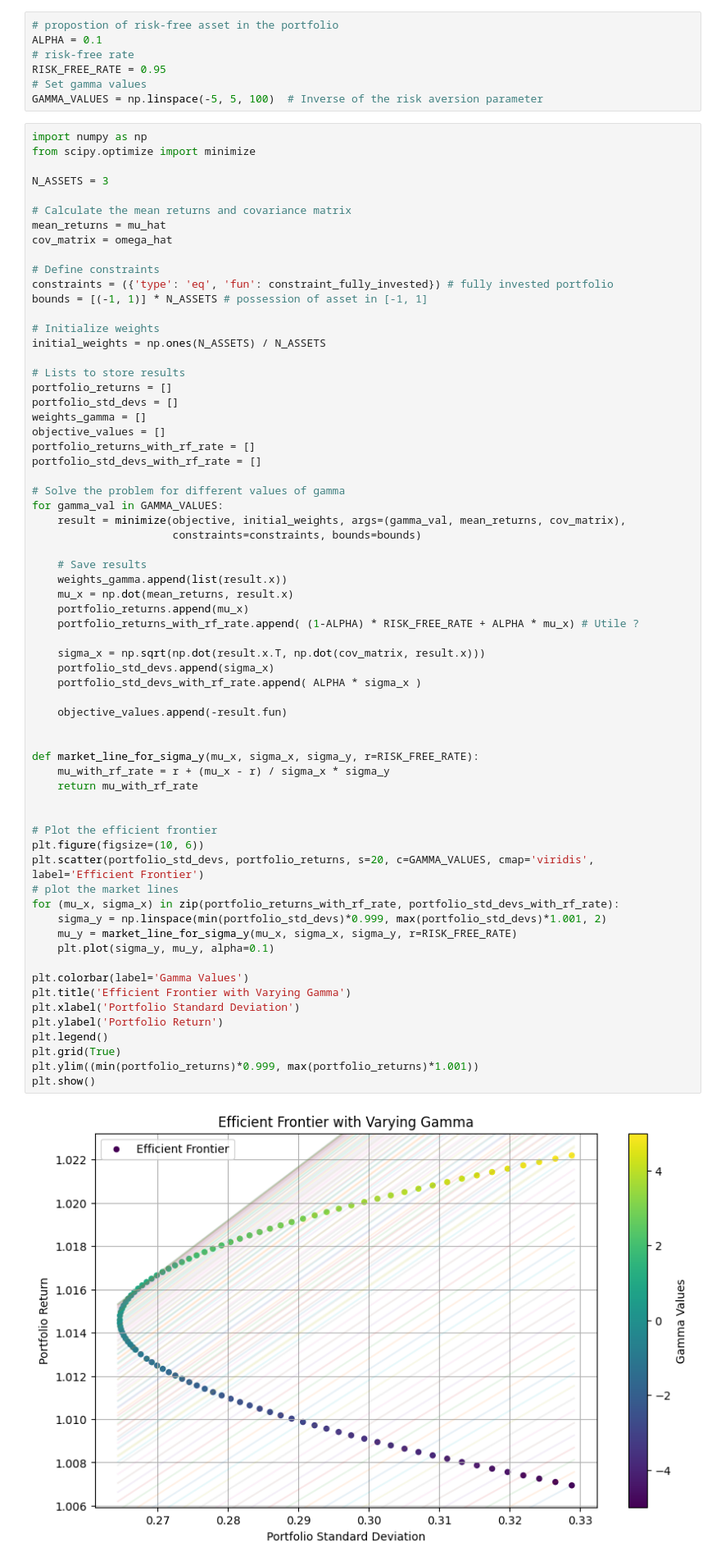
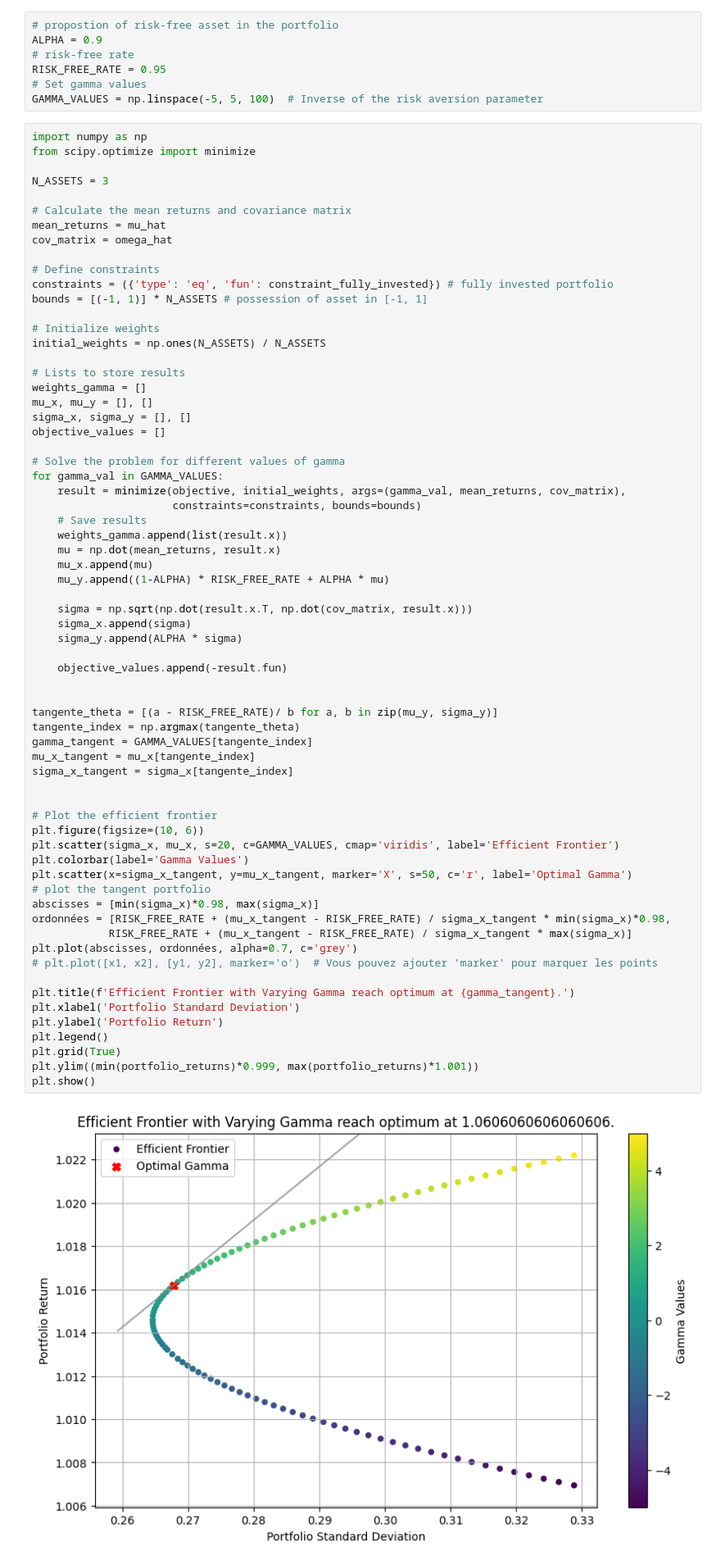
Before and after one commit to antoinedte/-Allocation_de_portefeuille_sous_contrainte_ESG, a Jupyter notebook: exploration/exploration_JPM_AAPL_BP.ipynb, the cells around one changed output. Shown at 82% size. Saved outputs shown, nothing was run; the diff lists cells and outputs as text.

```diff
--- a/exploration/exploration_JPM_AAPL_BP.ipynb
+++ b/exploration/exploration_JPM_AAPL_BP.ipynb
@@ -320,6 +320,6 @@ plt.show()
 # %%
 # propostion of risk-free asset in the portfolio
-ALPHA = 0.1
+ALPHA = 0.9
 # risk-free rate
 RISK_FREE_RATE = 0.95
 # Set gamma values
@@ -341,53 +341,54 @@ bounds = [(-1, 1)] * N_ASSETS # possession of asset in [-1, 1]
 # Initialize weights
 initial_weights = np.ones(N_ASSETS) / N_ASSETS
 
 # Lists to store results
-portfolio_returns = []
-portfolio_std_devs = []
 weights_gamma = []
+mu_x, mu_y = [], []
+sigma_x, sigma_y = [], []
 objective_values = []
-portfolio_returns_with_rf_rate = []
-portfolio_std_devs_with_rf_rate = []
 
 # Solve the problem for different values of gamma
 for gamma_val in GAMMA_VALUES:
     result = minimize(objective, initial_weights, args=(gamma_val, mean_returns, cov_matrix),
                       constraints=constraints, bounds=bounds)
-
     # Save results
     weights_gamma.append(list(result.x))
-    mu_x = np.dot(mean_returns, result.x)
-    portfolio_returns.append(mu_x)
-    portfolio_returns_with_rf_rate.append( (1-ALPHA) * RISK_FREE_RATE + ALPHA * mu_x) # Utile ?
+    mu = np.dot(mean_returns, result.x)
+    mu_x.append(mu)
+    mu_y.append((1-ALPHA) * RISK_FREE_RATE + ALPHA * mu)
 
-    sigma_x = np.sqrt(np.dot(result.x.T, np.dot(cov_matrix, result.x)))
-    portfolio_std_devs.append(sigma_x)
-    portfolio_std_devs_with_rf_rate.append( ALPHA * sigma_x )
+    sigma = np.sqrt(np.dot(result.x.T, np.dot(cov_matrix, result.x)))
+    sigma_x.append(sigma)
+    sigma_y.append(ALPHA * sigma)
 
     objective_values.append(-result.fun)
 
 
-def market_line_for_sigma_y(mu_x, sigma_x, sigma_y, r=RISK_FREE_RATE):
-    mu_with_rf_rate = r + (mu_x - r) / sigma_x * sigma_y
-    return mu_with_rf_rate
+tangente_theta = [(a - RISK_FREE_RATE)/ b for a, b in zip(mu_y, sigma_y)]
+tangente_index = np.argmax(tangente_theta)
+gamma_tangent = GAMMA_VALUES[tangente_index]
+mu_x_tangent = mu_x[tangente_index]
+sigma_x_tangent = sigma_x[tangente_index]
 
 
 # Plot the efficient frontier
 plt.figure(figsize=(10, 6))
-plt.scatter(portfolio_std_devs, portfolio_returns, s=20, c=GAMMA_VALUES, cmap='viridis', label='Efficient Frontier')
-# plot the market lines
-for (mu_x, sigma_x) in zip(portfolio_returns_with_rf_rate, portfolio_std_devs_with_rf_rate):
-    sigma_y = np.linspace(min(portfolio_std_devs)*0.999, max(portfolio_std_devs)*1.001, 2)
-    mu_y = market_line_for_sigma_y(mu_x, sigma_x, sigma_y, r=RISK_FREE_RATE)
-    plt.plot(sigma_y, mu_y, alpha=0.1)
+plt.scatter(sigma_x, mu_x, s=20, c=GAMMA_VALUES, cmap='viridis', label='Efficient Frontier')
+plt.colorbar(label='Gamma Values')
+plt.scatter(x=sigma_x_tangent, y=mu_x_tangent, marker='X', s=50, c='r', label='Optimal Gamma')
+# plot the tangent portfolio
+abscisses = [min(sigma_x)*0.98, max(sigma_x)]
+ordonnées = [RISK_FREE_RATE + (mu_x_tangent - RISK_FREE_RATE) / sigma_x_tangent * min(sigma_x)*0.98,
+            RISK_FREE_RATE + (mu_x_tangent - RISK_FREE_RATE) / sigma_x_tangent * max(sigma_x)]
+plt.plot(abscisses, ordonnées, alpha=0.7, c='grey')
+# plt.plot([x1, x2], [y1, y2], marker='o')  # Vous pouvez ajouter 'marker' pour marquer les points
 
-plt.colorbar(label='Gamma Values')
-plt.title('Efficient Frontier with Varying Gamma')
+plt.title(f'Efficient Frontier with Varying Gamma reach optimum at {gamma_tangent}.')
 plt.xlabel('Portfolio Standard Deviation')
 plt.ylabel('Portfolio Return')
 plt.legend()
 plt.grid(True)
 plt.ylim((min(portfolio_returns)*0.999, max(portfolio_returns)*1.001))
 plt.show()
 # %% [output]
-[figure, old version]
+[figure, new version]
```
Also changed, not shown: parts of 2 cells of this notebook.
